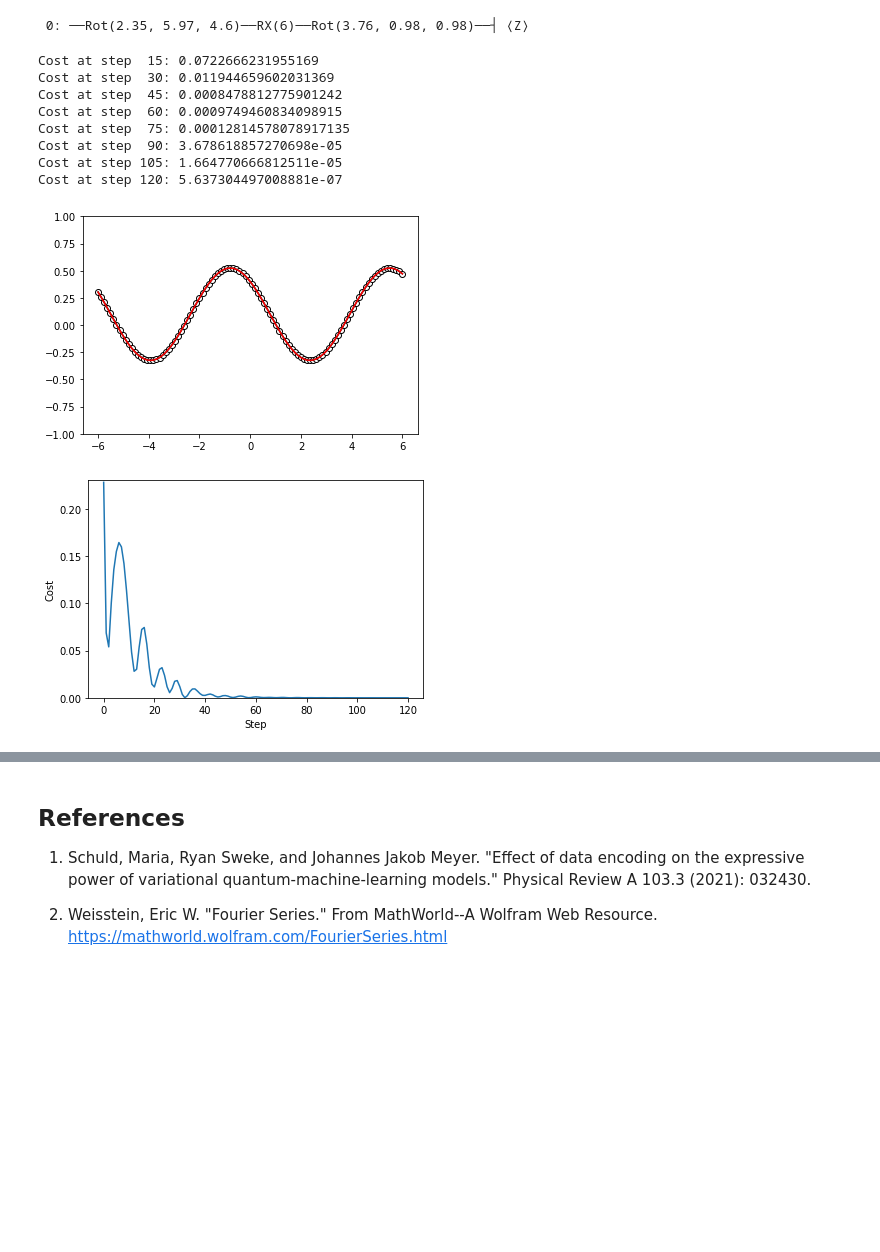
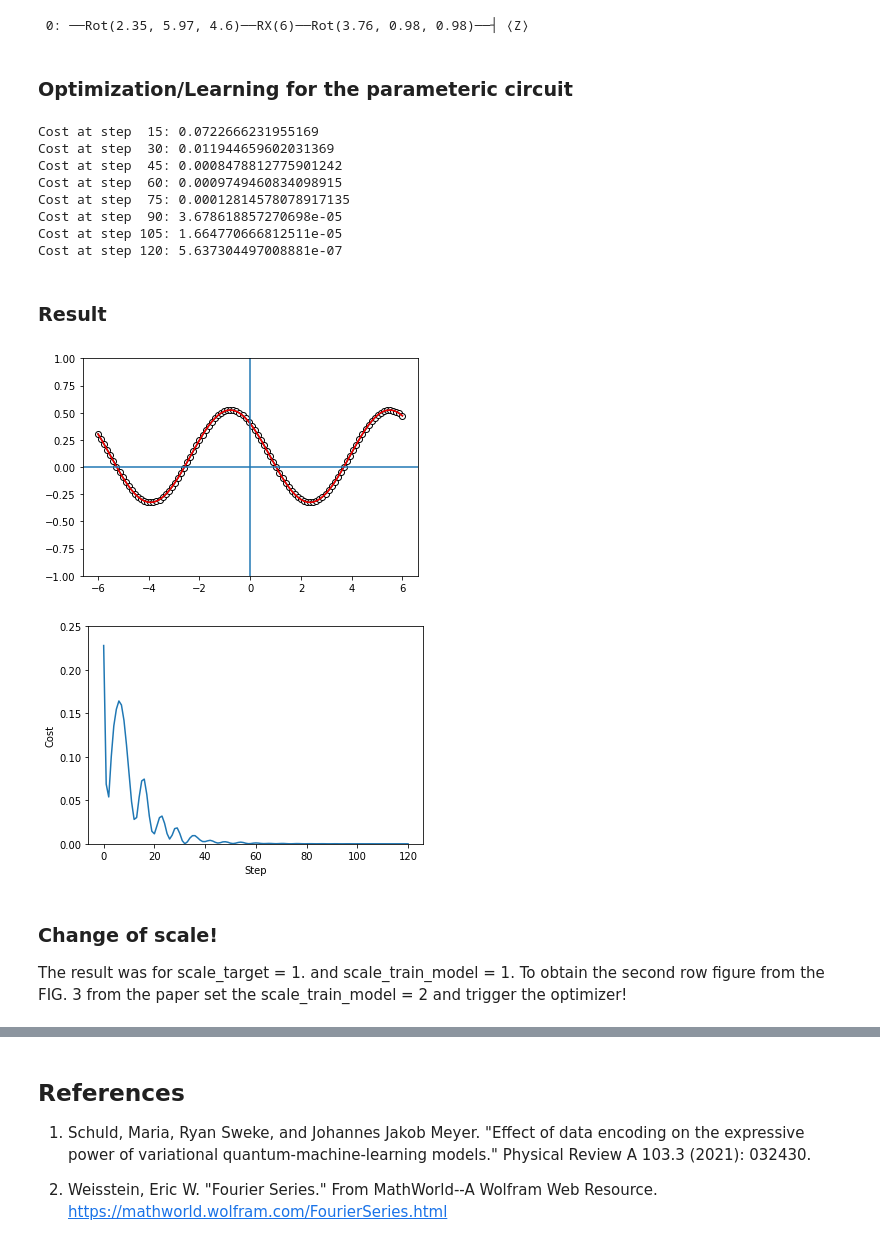
Before and after one commit to Pratha-Me/Expressivity-Quantum-Data-encoding-Fourier-Series, a Jupyter notebook: fs-pl.ipynb, the cells around one changed output, grey strips where cells are left out. Drawn from its saved outputs; the diff is of its cells as text; code cells hidden in the pictures; blank space fills up the shorter version.

Commit message:
Comit messages:
    1. The Results are produced for two Training model scales at 0 and 1
    1. Readme is edited

```diff
--- a/fs-pl.ipynb
+++ b/fs-pl.ipynb
@@ -278,6 +282,8 @@ plt.show()
 print(qml.draw(quantum_model)(weights, x[-1]))
 # %% [output]
  0: ──Rot(2.35, 5.97, 4.6)──RX(6)──Rot(3.76, 0.98, 0.98)──┤ ⟨Z⟩
+# %% [markdown]
+### Optimization/Learning for the parameteric circuit
 # %%
 def cost(weights, x, y):
     predictions = [quantum_model(weights, x_) for x_ in x]
@@ -317,21 +329,28 @@ Cost at step  75: 0.00012814578078917135
 Cost at step  90: 3.678618857270698e-05
 Cost at step 105: 1.664770666812511e-05
 Cost at step 120: 5.637304497008881e-07
+# %% [markdown]
+### Result
 # %%
-predictions = [quantum_model(weights, x_) for x_ in x]
+predictions = [quantum_model(weights_scale_1_1, x_) for x_ in x]
 
 plt.plot(x, target_y, c='black')
 plt.scatter(x, target_y, facecolor='white', edgecolor='black')
 plt.plot(x, predictions, c='red')
 plt.ylim(-1,1)
+plt.axvline(0.0)
+plt.axhline(0.0)
 plt.show()
 # %% [output]
-[figure, old version]
+[figure, new version]
 # %%
-plt.plot(range(len(cost_)), cost_)
+plt.plot(range(len(cost_1_1)), cost_1_1)
 plt.ylabel("Cost")
 plt.xlabel("Step")
-plt.ylim(0, 0.23)
+plt.ylim(0, 0.25)
 plt.show()
 # %% [output]
-[figure, old version]
+[figure, new version]
+# %% [markdown]
+### Change of scale!
+The result was for scale_target = 1. and scale_train_model = 1. To obtain the second row figure from the FIG. 3 from the paper set the scale_train_model = 2 and trigger the optimizer!
```
Also changed, not shown: parts of 6 cells of this notebook, 1 other file.
